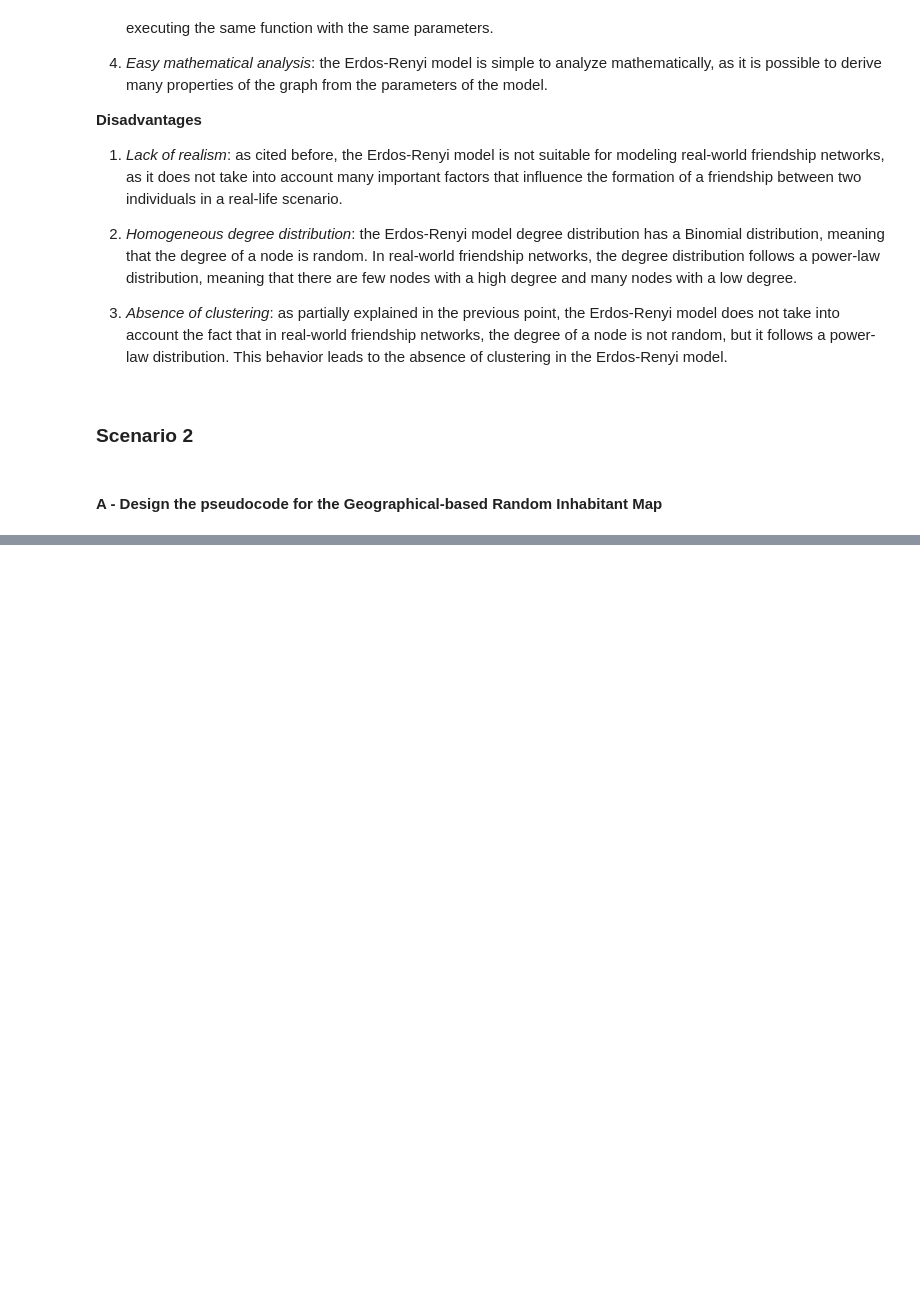
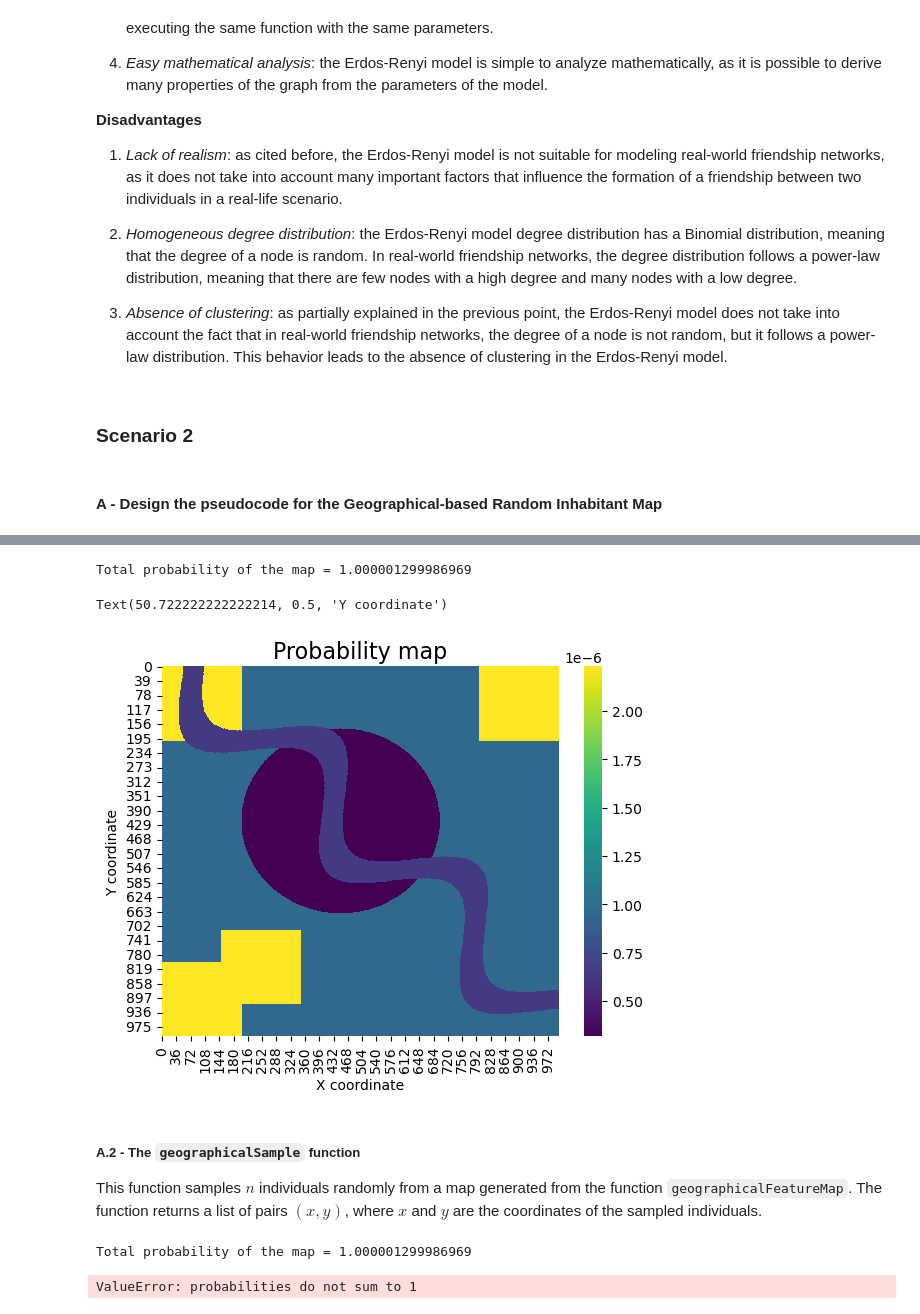
Before and after one commit to lucadibello/geographical-friendship-network, a Jupyter notebook: geographical-friendship-network.ipynb, the cells around one changed output, grey strips where cells are left out. Drawn from its saved outputs; the diff is of its cells as text; code cells hidden in the pictures; blank space fills up the shorter version.

```diff
--- a/geographical-friendship-network.ipynb
+++ b/geographical-friendship-network.ipynb
@@ -807,0 +941,16 @@ plt.show()
+# %%
+probabilityMap = geographicalFeatureProbability(1000)
+
+# Plot probability map as heatmap
+fig = sns.heatmap(probabilityMap, cmap='viridis')
+fig.set_title('Probability map').set_fontsize('16')
+fig.set_xlabel('X coordinate')
+fig.set_ylabel('Y coordinate')
+# %% [output]
+Total probability of the map = 1.000001299986969
+Text(50.722222222222214, 0.5, 'Y coordinate')
+[figure, added]
+# %% [markdown]
+##### A.2 - The `geographicalSample` function
+
+This function samples $n$ individuals randomly from a map generated from the function `geographicalFeatureMap`. The function returns a list of pairs $(x,y)$, where $x$ and $y$ are the coordinates of the sampled individuals.
@@ -807,0 +986,5 @@ plt.show()
+# %%
+geographicalSample()
+# %% [output]
+Total probability of the map = 1.000001299986969
+ValueError: probabilities do not sum to 1
```
Also changed, not shown: parts of 17 cells of this notebook.
